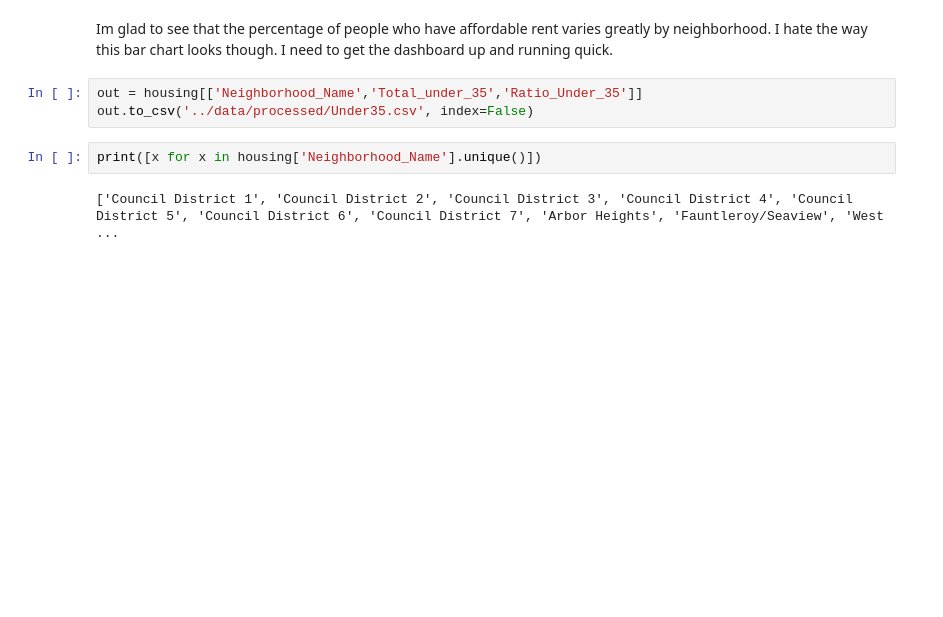
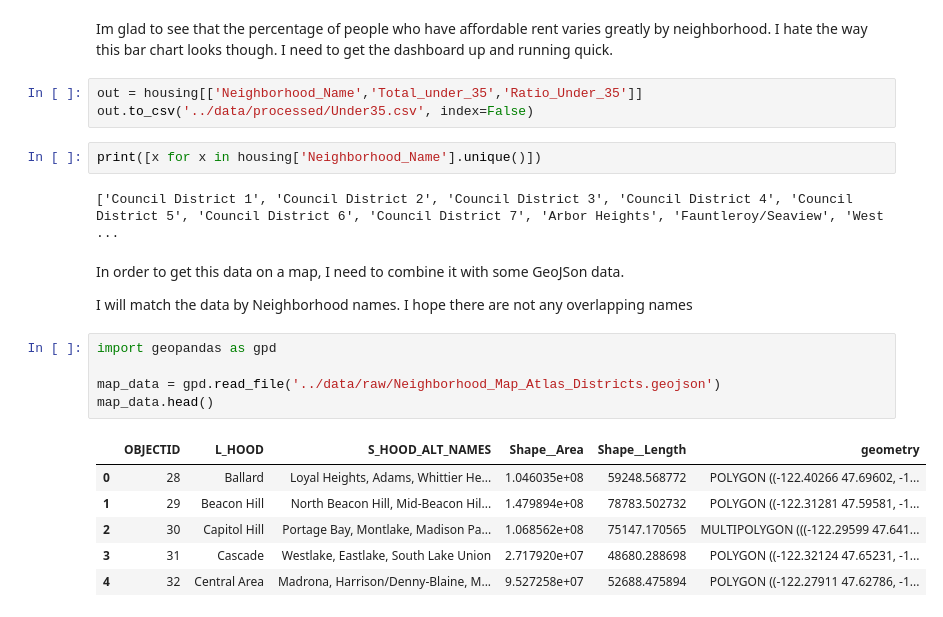
Before and after one commit to tint3dgreen/Capstone, a Jupyter notebook: src/Question_1.ipynb, the cells around one changed output. Drawn from its saved outputs; the diff is of its cells as text; blank space fills up the shorter version.

```diff
--- a/src/Question_1.ipynb
+++ b/src/Question_1.ipynb
@@ -70,3 +100,19 @@ out.to_csv('../data/processed/Under35.csv', index=False)
 print([x for x in housing['Neighborhood_Name'].unique()])
 # %% [output]
 ['Council District 1', 'Council District 2', 'Council District 3', 'Council District 4', 'Council District 5', 'Council District 6', 'Council District 7', 'Arbor Heights', 'Fauntleroy/Seaview', 'West  ...
+# %% [markdown]
+In order to get this data on a map, I need to combine it with some GeoJSon data.
+
+I will match the data by Neighborhood names. I hope there are not any overlapping names
+# %%
+import geopandas as gpd
+
+map_data = gpd.read_file('../data/raw/Neighborhood_Map_Atlas_Districts.geojson')
+map_data.head()
+# %% [output]
+|  | OBJECTID | L_HOOD | S_HOOD_ALT_NAMES | Shape__Area | Shape__Length | geometry |
+| 0 | 28 | Ballard | Loyal Heights, Adams, Whittier He... | 1.046035e+08 | 59248.568772 | POLYGON ((-122.40266 47.69602, -1... |
+| 1 | 29 | Beacon Hill | North Beacon Hill, Mid-Beacon Hil... | 1.479894e+08 | 78783.502732 | POLYGON ((-122.31281 47.59581, -1... |
+| 2 | 30 | Capitol Hill | Portage Bay, Montlake, Madison Pa... | 1.068562e+08 | 75147.170565 | MULTIPOLYGON (((-122.29599 47.641... |
+| 3 | 31 | Cascade | Westlake, Eastlake, South Lake Union | 2.717920e+07 | 48680.288698 | POLYGON ((-122.32124 47.65231, -1... |
+| 4 | 32 | Central Area | Madrona, Harrison/Denny-Blaine, M... | 9.527258e+07 | 52688.475894 | POLYGON ((-122.27911 47.62786, -1... |
```
Also changed, not shown: parts of 6 cells of this notebook, 4 other files.
